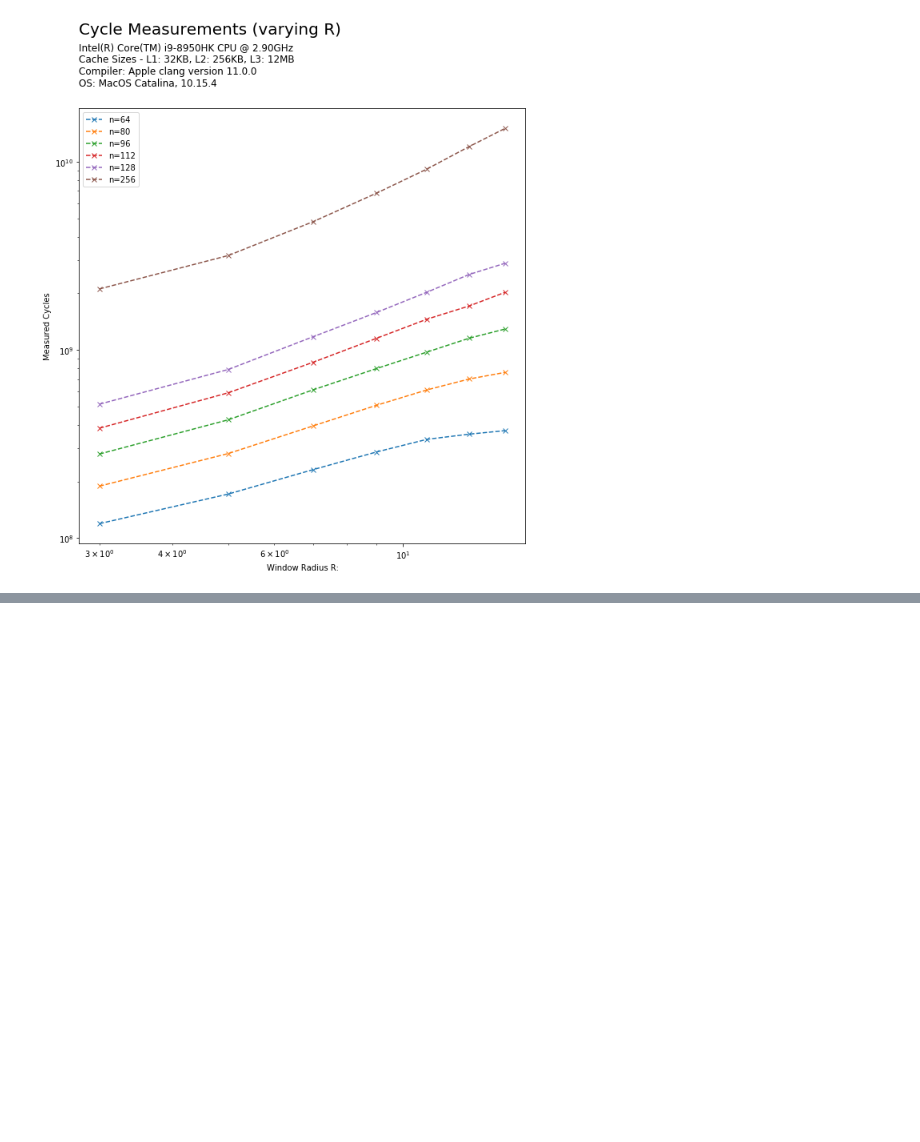
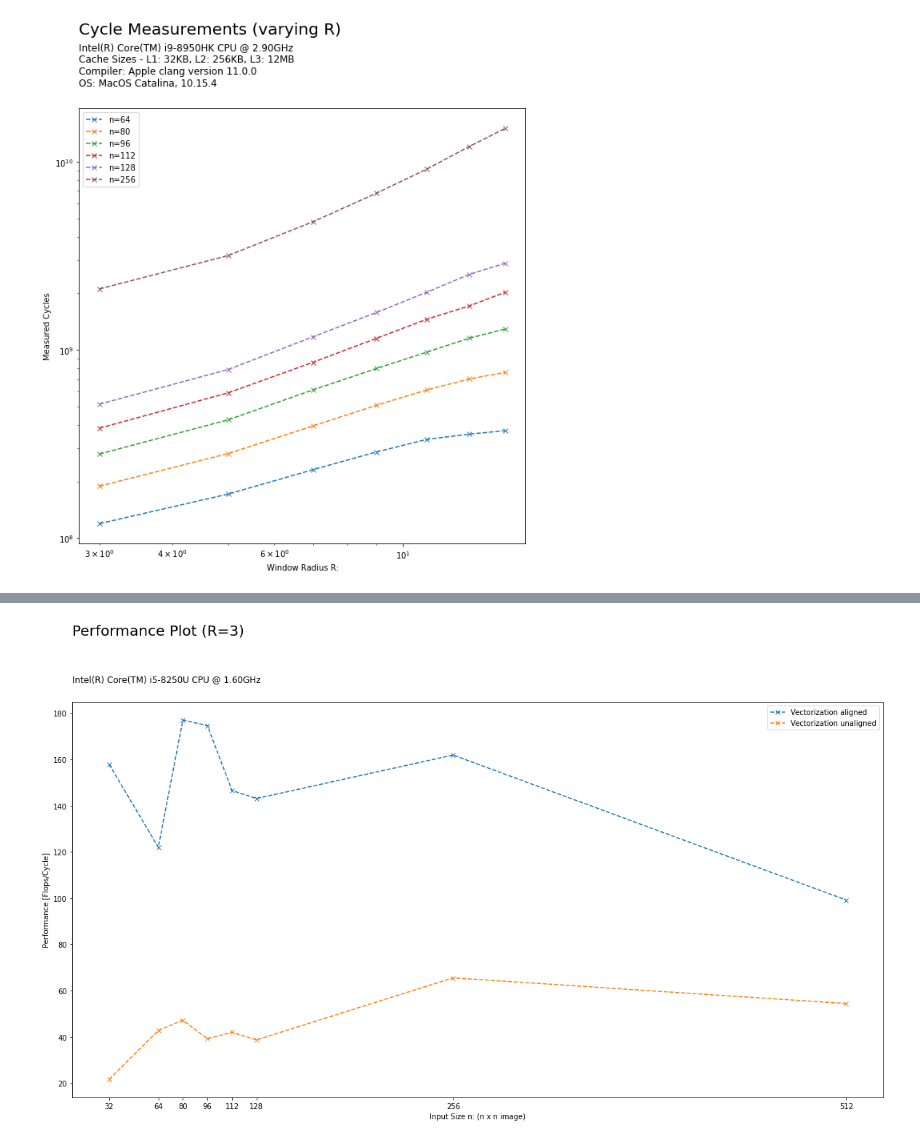
Before and after one commit to ninodimontalcino/advanced-denoising-mcrenderings, a Jupyter notebook: analysis/PerformanceAnalysis.ipynb, the cells around one changed output, grey strips where cells are left out. Saved outputs shown, nothing was run; the diff lists cells and outputs as text; code cells hidden in the pictures; blank space fills up the shorter version.

```diff
--- a/analysis/PerformanceAnalysis.ipynb
+++ b/analysis/PerformanceAnalysis.ipynb
@@ -290,0 +320,31 @@ fig.savefig('performance_plot_varyingR',bbox_inches='tight',bbox_extra_artists=[
+# %%
+R = 3
+performance = np.zeros((len(series), len(n)))
+
+# Init Figure
+fig = plt.figure(figsize=(20,10))
+
+# Compute Performance for all series (different compiler flags)
+for i, flag in enumerate(series):
+
+    # Compute Performance for all resolutions
+    for j in range(n.shape[0]):
+        flop_count = basic(n[j],R).sum()
+        performance[i][j] = flop_count / cycles[i][j]
+
+    # Add serie to plot
+    plt.plot(n, performance[i], 'x--', label=flag)
+
+# Customize Plot
+plt.xticks(n)
+
+plt.ylabel("Performance [Flops/Cycle]")
+plt.xlabel("Input Size n: (n x n image)")
+
+suptitle = plt.suptitle("Performance Plot (R=3)", x=0.125, y=1.03, fontsize=20, ha='left')
+plt.title(hardware_info_feli, fontsize=12, x=0, y=1.04, ha='left')
+
+plt.legend()
+fig.savefig('performance_plot_vec_align',bbox_inches='tight',bbox_extra_artists=[suptitle])
+# %% [output]
+[figure, added]
```
Also changed, not shown: parts of 2 cells of this notebook, 3 other files.
